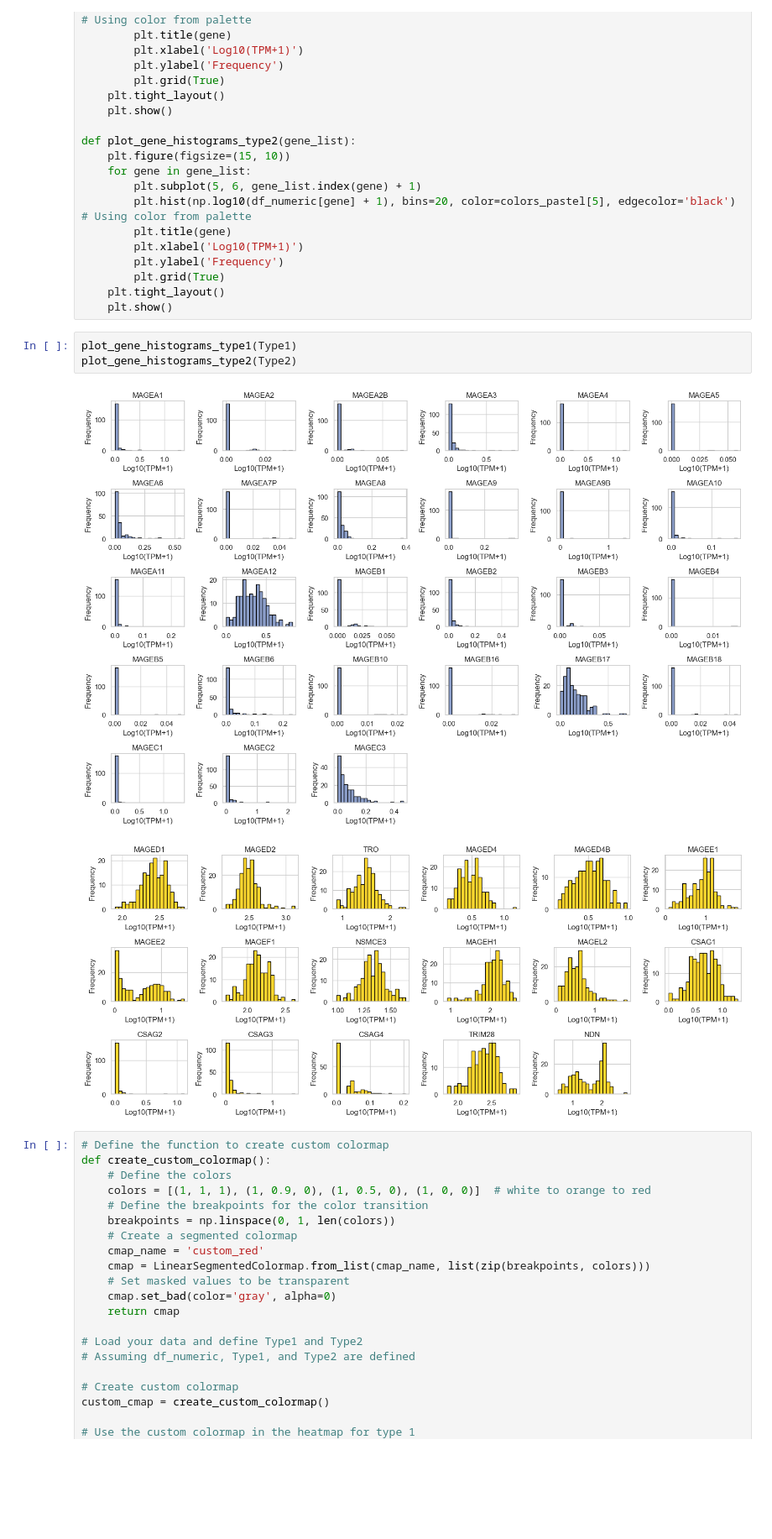
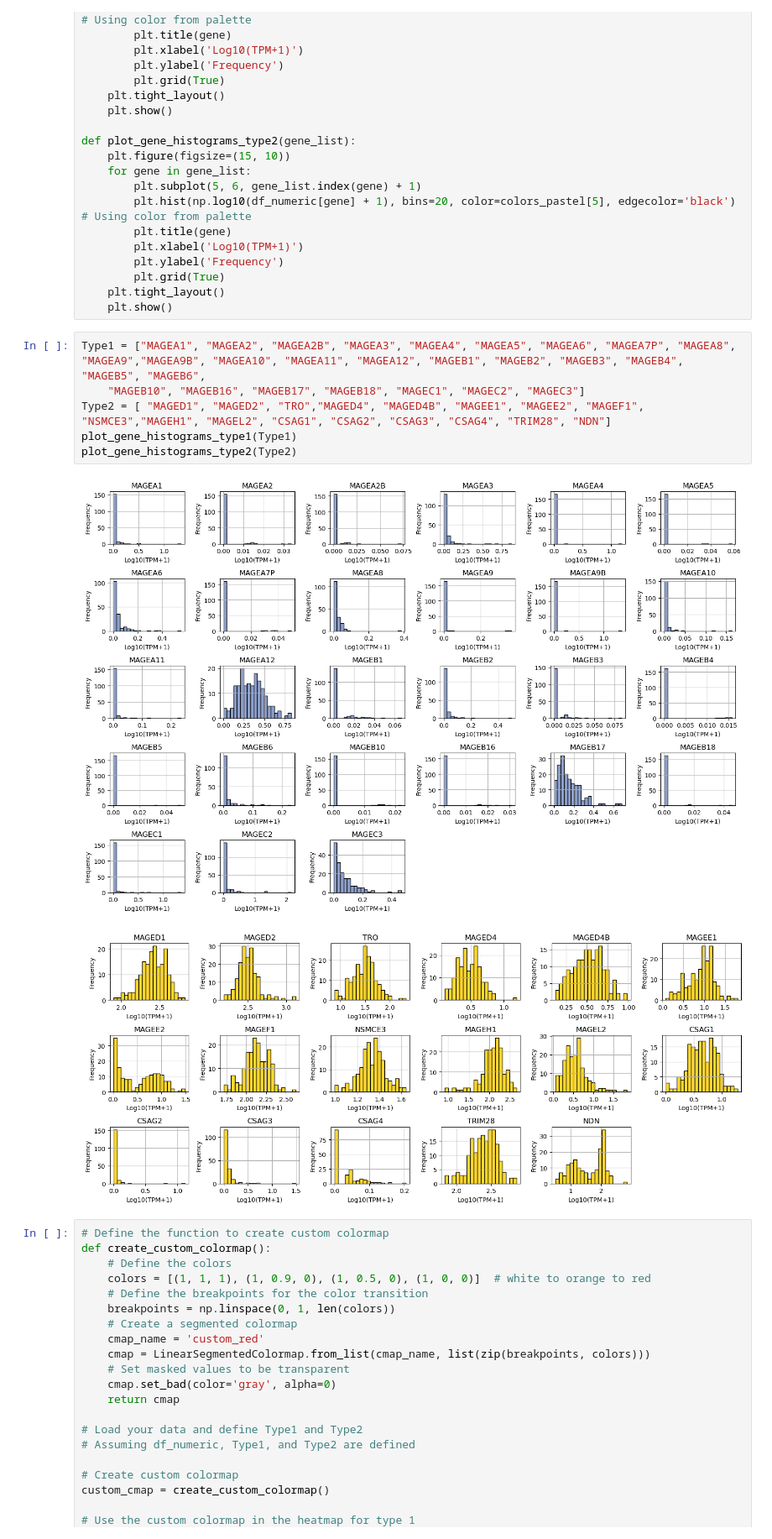
Before and after one commit to jidiaz/TCGA-TTU, a Jupyter notebook: TC3R/Output/TCGA.ipynb, the cells around one changed output. Shown at 84% size. Saved outputs shown, nothing was run; the diff lists cells and outputs as text; blank space fills up the shorter version.

```diff
--- a/TC3R/Output/TCGA.ipynb
+++ b/TC3R/Output/TCGA.ipynb
@@ -460,12 +305,15 @@ def plot_gene_histograms_type2(gene_list):
         plt.grid(True)
     plt.tight_layout()
     plt.show()
-# %%
-plot_gene_histograms_type1(Type1)
-plot_gene_histograms_type2(Type2)
-# %% [output]
-[figure, removed]
-[figure, removed]
+# %%
+Type1 = ["MAGEA1", "MAGEA2", "MAGEA2B", "MAGEA3", "MAGEA4", "MAGEA5", "MAGEA6", "MAGEA7P", "MAGEA8", "MAGEA9","MAGEA9B", "MAGEA10", "MAGEA11", "MAGEA12", "MAGEB1", "MAGEB2", "MAGEB3", "MAGEB4", "MAGEB5", "MAGEB6",
+    "MAGEB10", "MAGEB16", "MAGEB17", "MAGEB18", "MAGEC1", "MAGEC2", "MAGEC3"]
+Type2 = [ "MAGED1", "MAGED2", "TRO","MAGED4", "MAGED4B", "MAGEE1", "MAGEE2", "MAGEF1", "NSMCE3","MAGEH1", "MAGEL2", "CSAG1", "CSAG2", "CSAG3", "CSAG4", "TRIM28", "NDN"]
+plot_gene_histograms_type1(Type1)
+plot_gene_histograms_type2(Type2)
+# %% [output]
+[figure, added]
+[figure, added]
 # %%
 # Define the function to create custom colormap
 def create_custom_colormap():
```
Also changed, not shown: parts of 37 cells of this notebook, 2 other files.
